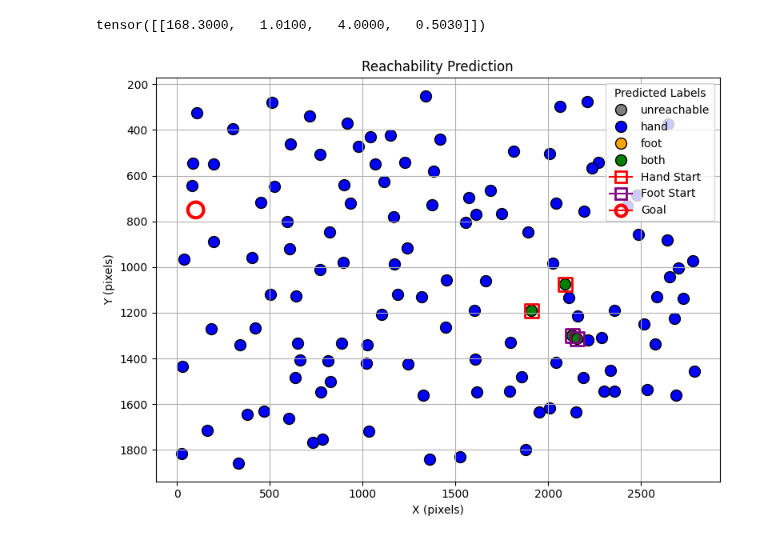
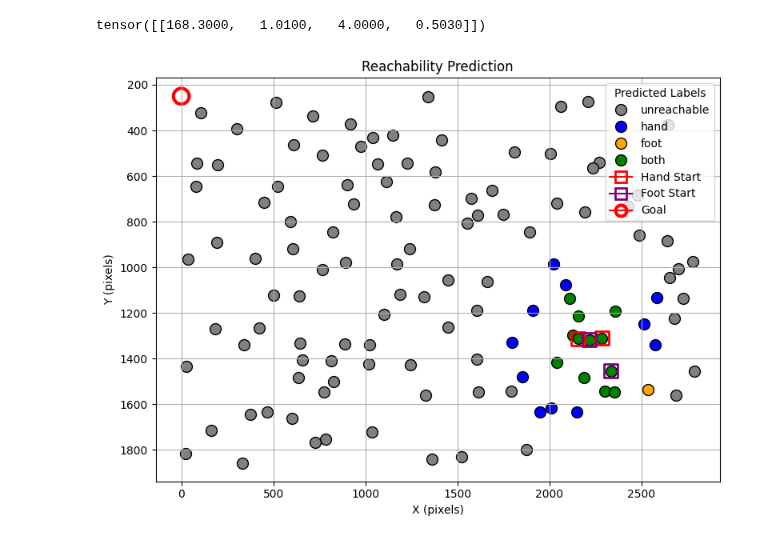
Before and after one commit to Alger3/Climbing_Model, a Jupyter notebook: model/reachability_gnn.ipynb, the cells around one changed output. Drawn from its saved outputs; the diff is of its cells as text; code cells hidden in the pictures.

Commit message:
Create a new training data 'reachability_dataset_811' and visualise the model

```diff
--- a/model/reachability_gnn.ipynb
+++ b/model/reachability_gnn.ipynb
@@ -227,10 +225,10 @@ print(classification_report(all_trues, all_preds, target_names=["unreachable", "
 # %% [markdown]
 # Visualise the Model Output
 # %%
-graph_list = torch.load("graph_list_global3.pt")
+graph_list = torch.load("graph_list_global811.pt")
 # %%
 train_data, test_data = train_test_split(graph_list, test_size=0.2, random_state=42)
 # %%
-model = ReachabilityGNN()
-model.load_state_dict(torch.load("reachability_model12.pt"))
+model = ReachabilityGNNv11()
+model.load_state_dict(torch.load("reachability_model11_811.pt"))
 # %% [output]
@@ -243,14 +238,14 @@ graph.climber
 # %% [output]
 tensor([[168.3000,   1.0100,   4.0000,   0.5030]])
 # %%
-graph = test_data[10222]
+graph = test_data[10002]
 import copy
 g = copy.deepcopy(graph)
-g.climber = torch.tensor([[150.4000, 1.0500, 4.0000, 0.5193]])
-recompute_node_features_with_climber(g)
+# g.climber = torch.tensor([[180.4000, 1.0500, 4.0000, 0.5193]])
+# recompute_node_features_with_climber(g)
 
 batch = Batch.from_data_list([g])
-plot_graph_prediction(batch, model, "Reachability Prediction", (100, 750))
+plot_graph_prediction(batch, model, "Reachability Prediction", (0, 250))
 # %% [output]
-[figure, old version]
+[figure, new version]
 # %%
```
Also changed, not shown: parts of 14 cells of this notebook.
